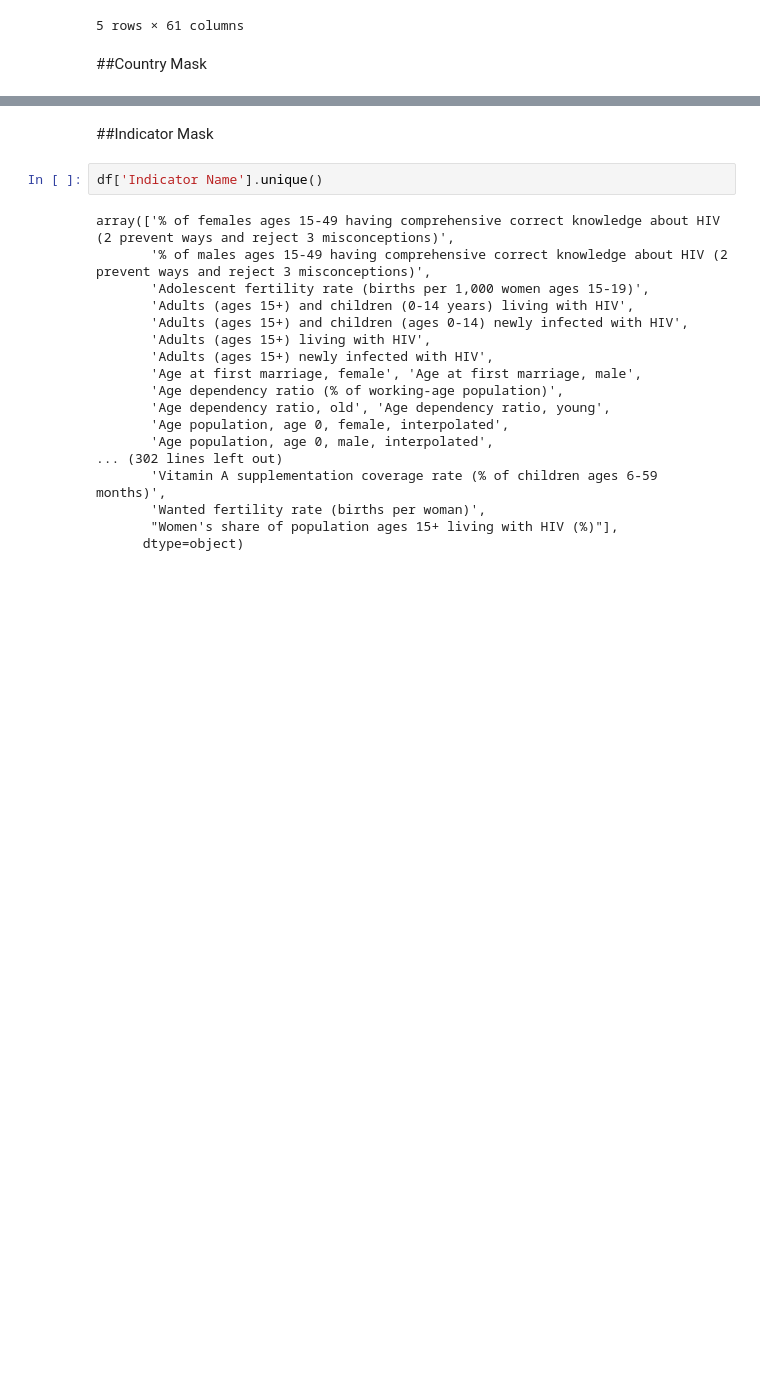
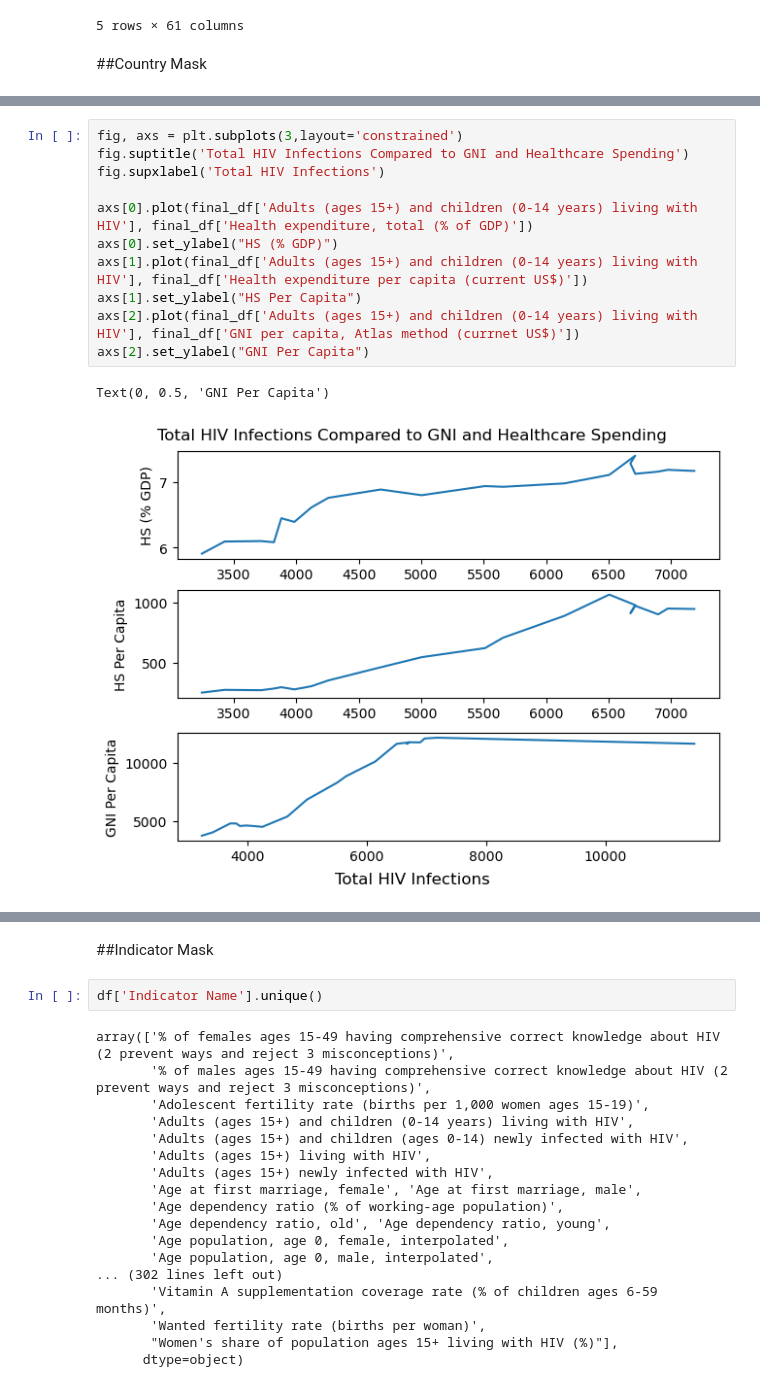
Before and after one commit to jhardin7612/python_eda_case_study, a Jupyter notebook: blake.ipynb, the cells around one changed output, grey strips where cells are left out. Cells and saved outputs as stored; diff of their text form; blank space fills up the shorter version.

```diff
--- a/blake.ipynb
+++ b/blake.ipynb
@@ -21,0 +177,14 @@ country_filter = (df['Country Name'] == 'World')
+# %%
+fig, axs = plt.subplots(3,layout='constrained')
+fig.suptitle('Total HIV Infections Compared to GNI and Healthcare Spending')
+fig.supxlabel('Total HIV Infections')
+
+axs[0].plot(final_df['Adults (ages 15+) and children (0-14 years) living with HIV'], final_df['Health expenditure, total (% of GDP)'])
+axs[0].set_ylabel("HS (% GDP)")
+axs[1].plot(final_df['Adults (ages 15+) and children (0-14 years) living with HIV'], final_df['Health expenditure per capita (current US$)'])
+axs[1].set_ylabel("HS Per Capita")
+axs[2].plot(final_df['Adults (ages 15+) and children (0-14 years) living with HIV'], final_df['GNI per capita, Atlas method (currnet US$)'])
+axs[2].set_ylabel("GNI Per Capita")
+# %% [output]
+Text(0, 0.5, 'GNI Per Capita')
+[figure, added]
```
Also changed, not shown: parts of 34 cells of this notebook.
